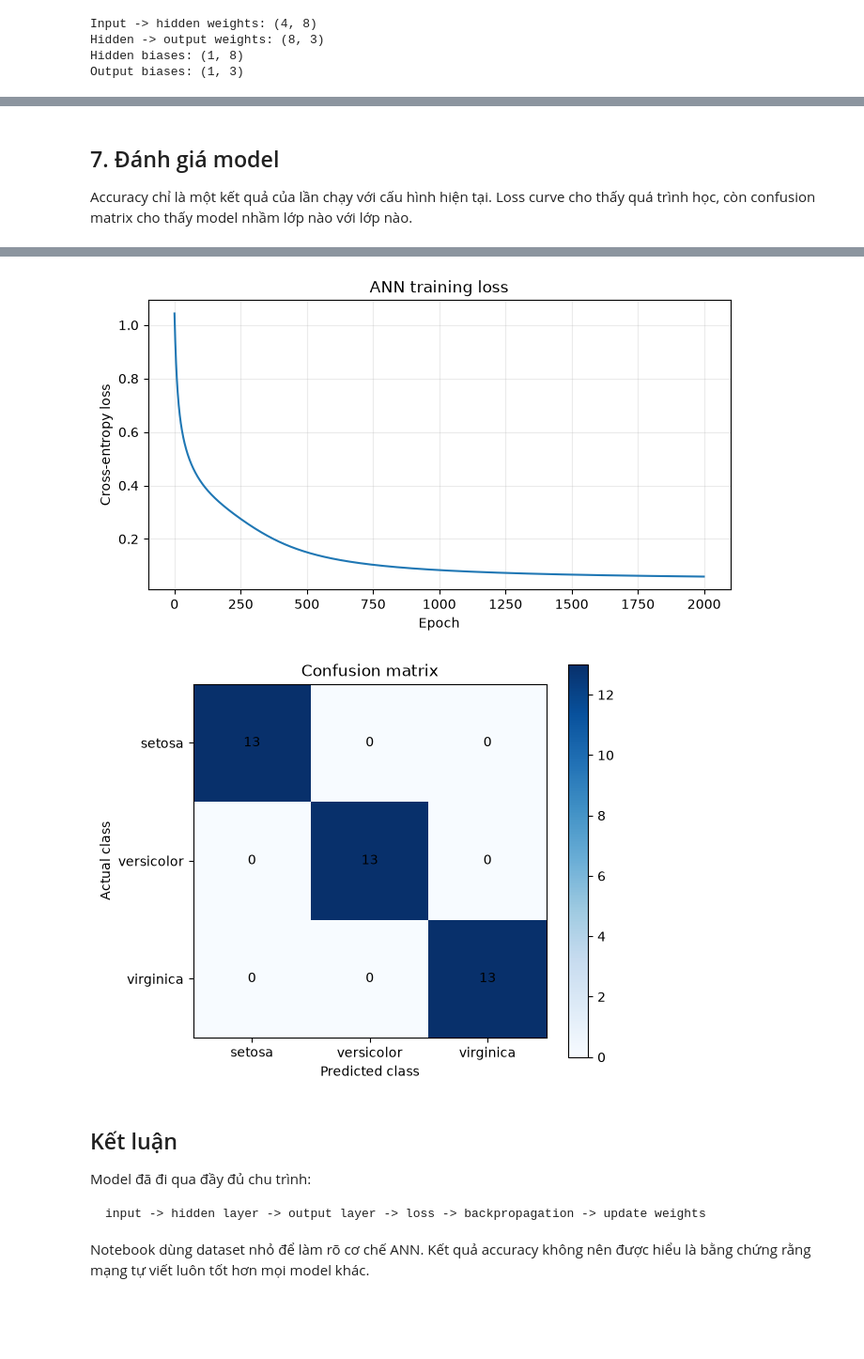
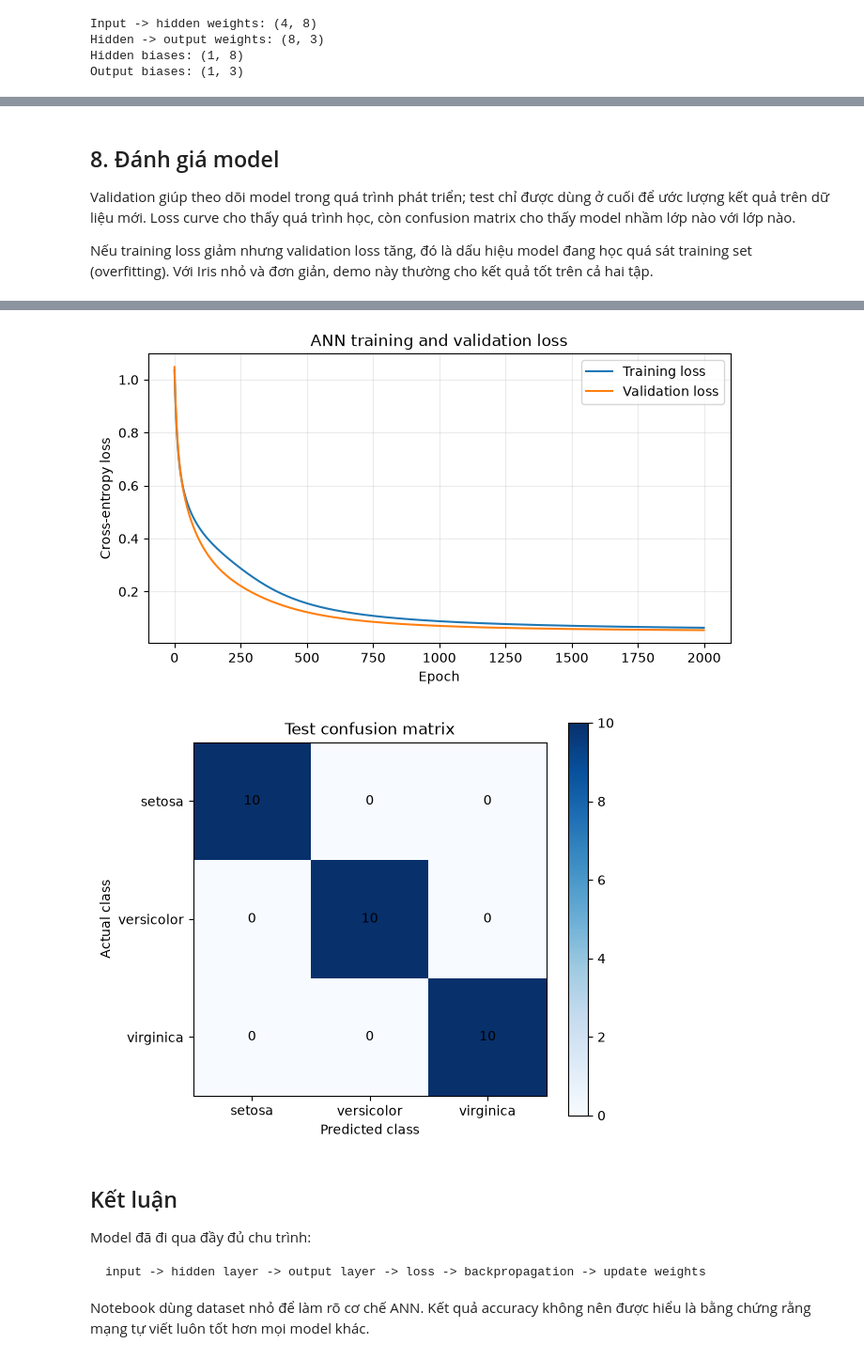
Before and after one commit to NguyenKz/CS2207.26.1.CH.02, a Jupyter notebook: gk/mds/ann_from_scratch_demo.ipynb, the cells around one changed output, grey strips where cells are left out. Shown at 94% size. Drawn from its saved outputs; the diff is of its cells as text; code cells hidden in the pictures; blank space fills up the shorter version.

```diff
--- a/gk/mds/ann_from_scratch_demo.ipynb
+++ b/gk/mds/ann_from_scratch_demo.ipynb
@@ -70,11 +110,16 @@ Testing features: (39, 4)
 Class names: ['setosa' 'versicolor' 'virginica']
 # %%
 # Đổi class ID thành dạng one-hot, ví dụ setosa -> [1, 0, 0].
+# One-hot phù hợp với output gồm ba xác suất của softmax.
 def one_hot_encode(class_labels, number_of_classes):
+    # Tạo ma trận toàn số 0: mỗi hàng tương ứng một mẫu.
     encoded_labels = np.zeros((class_labels.size, number_of_classes))
+    # Chọn đúng một vị trí trong mỗi hàng và đặt thành 1.
     encoded_labels[np.arange(class_labels.size), class_labels] = 1
     return encoded_labels
 
 training_one_hot_labels = one_hot_encode(training_labels, number_of_classes=3)
-print('One-hot labels:', training_one_hot_labels.shape)
+validation_one_hot_labels = one_hot_encode(validation_labels, number_of_classes=3)
+print('Training one-hot labels:', training_one_hot_labels.shape)
+print('Validation one-hot labels:', validation_one_hot_labels.shape)
 # %% [output]
@@ -227,15 +413,32 @@ class SimpleANN:
 # %%
+# Khởi tạo model: weights mới được lấy ngẫu nhiên, bias bắt đầu bằng 0.
 neural_network = SimpleANN(
     input_feature_count=4,
     hidden_neuron_count=8,
     output_class_count=3,
     learning_rate=0.05,
     random_seed=42,
+    hidden_activation_name='tanh',
 )
-neural_network.fit(training_features, training_one_hot_labels, epochs=2000)
+# fit() lặp 2.000 epoch: forward -> loss -> backprop -> update.
+# Chỉ training_features và training_one_hot_labels được dùng để tạo gradient.
+# Validation chỉ được forward để đo chất lượng, không dùng để update weights.
+neural_network.fit(
+    training_features,
+    training_one_hot_labels,
+    epochs=2000,
+    validation_features=validation_features,
+    validation_one_hot_targets=validation_one_hot_labels,
+)
+# Đánh giá validation sau training để xem model tổng quát hóa ra sao.
+validation_predictions = neural_network.predict(validation_features)
+validation_accuracy = np.mean(validation_predictions == validation_labels)
 
+# Test chỉ được mở ở bước cuối, sau khi model đã hoàn thành training.
 testing_predictions = neural_network.predict(testing_features)
 testing_accuracy = np.mean(testing_predictions == testing_labels)
 
+print(f'Validation accuracy: {validation_accuracy:.3f}')
 print(f'Test accuracy: {testing_accuracy:.3f}')
+print(f'Final validation loss: {neural_network.validation_loss_history[-1]:.4f}')
 # %% [output]
@@ -372,13 +710,22 @@ Sample 9
 # %% [markdown]
-## 7. Đánh giá model
+## 8. Đánh giá model
 
-Accuracy chỉ là một kết quả của lần chạy với cấu hình hiện tại. Loss curve cho thấy quá trình học, còn confusion matrix cho thấy model nhầm lớp nào với lớp nào.
+Validation giúp theo dõi model trong quá trình phát triển; test chỉ được dùng ở cuối để ước lượng kết quả trên dữ liệu mới. Loss curve cho thấy quá trình học, còn confusion matrix cho thấy model nhầm lớp nào với lớp nào.
+
+Nếu training loss giảm nhưng validation loss tăng, đó là dấu hiệu model đang học quá sát training set (overfitting). Với Iris nhỏ và đơn giản, demo này thường cho kết quả tốt trên cả hai tập.
 # %%
+print(f'Validation accuracy: {validation_accuracy:.3f}')
 print(f'Test accuracy: {testing_accuracy:.3f}')
 print(f'Initial loss: {neural_network.loss_history[0]:.4f}')
-print(f'Final loss: {neural_network.loss_history[-1]:.4f}')
+print(f'Final training loss: {neural_network.loss_history[-1]:.4f}')
+print(f'Final validation loss: {neural_network.validation_loss_history[-1]:.4f}')
 
 assert neural_network.loss_history[-1] < neural_network.loss_history[0]
+assert np.allclose(
+    neural_network.predict_proba(validation_features).sum(axis=1),
+    1.0,
+    atol=1e-6,
+)
 assert np.allclose(
     neural_network.predict_proba(testing_features).sum(axis=1),
     1.0,
@@ -386,10 +733,12 @@ assert np.allclose(
 )
 
 figure, axis = plt.subplots(figsize=(8, 4))
-axis.plot(neural_network.loss_history)
-axis.set_title('ANN training loss')
+axis.plot(neural_network.loss_history, label='Training loss')
+axis.plot(neural_network.validation_loss_history, label='Validation loss')
+axis.set_title('ANN training and validation loss')
 axis.set_xlabel('Epoch')
 axis.set_ylabel('Cross-entropy loss')
+axis.legend()
 axis.grid(alpha=0.25)
 plt.show()
 # %% [output]
@@ -399,6 +750,7 @@ Final loss: 0.0592
-[figure, old version]
+[figure, new version]
 # %%
 # Hàng là lớp thật, cột là lớp model dự đoán.
+# Mỗi lần gặp một cặp (actual, predicted), tăng ô tương ứng lên 1.
 confusion_matrix = np.zeros((3, 3), dtype=int)
 for actual_class_index, predicted_class_index in zip(
     testing_labels, testing_predictions
@@ -411,7 +763,7 @@ axis.set_xticks(range(3), iris_dataset.target_names)
 axis.set_yticks(range(3), iris_dataset.target_names)
 axis.set_xlabel('Predicted class')
 axis.set_ylabel('Actual class')
-axis.set_title('Confusion matrix')
+axis.set_title('Test confusion matrix')
 figure.colorbar(image, ax=axis)
 
 for actual_class_index in range(3):
@@ -427,7 +779,7 @@ for actual_class_index in range(3):
 plt.tight_layout()
 plt.show()
 # %% [output]
-[figure, old version]
+[figure, new version]
 # %% [markdown]
 ## Kết luận
 
```
Also changed, not shown: parts of 18 cells of this notebook, 2 other files.
